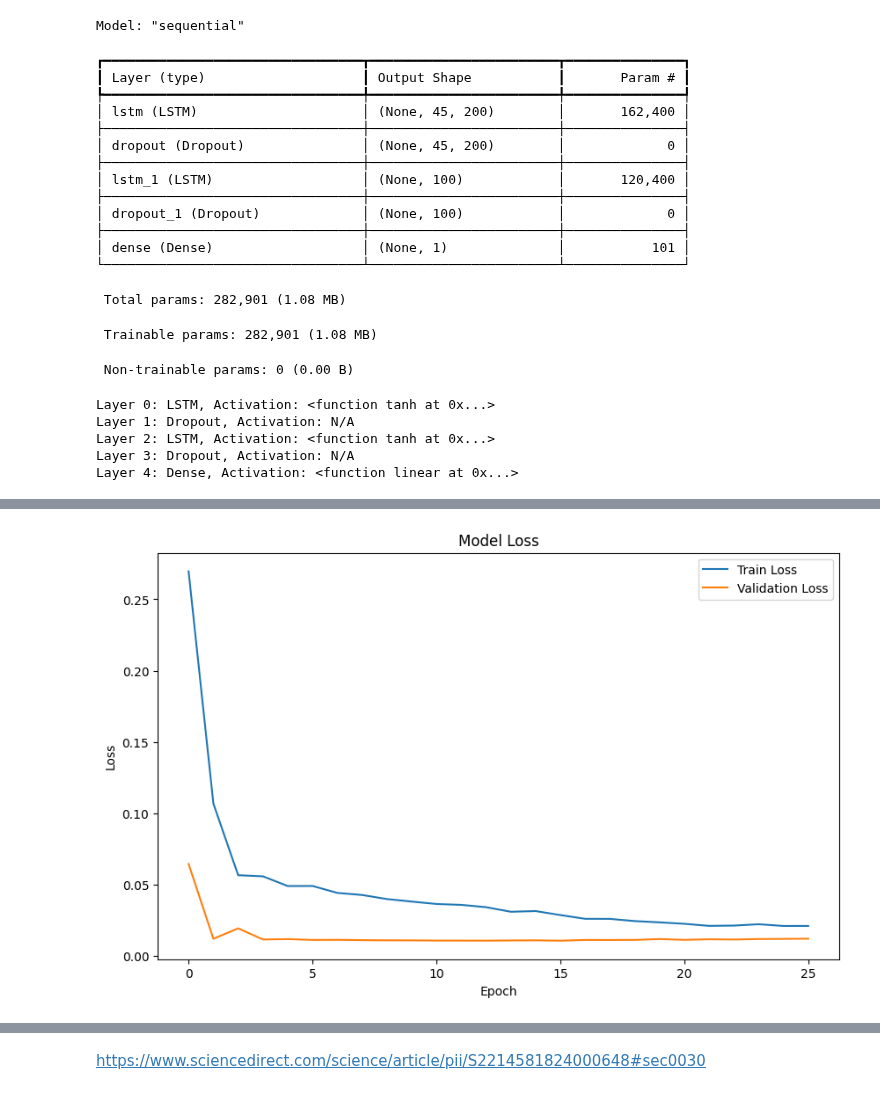
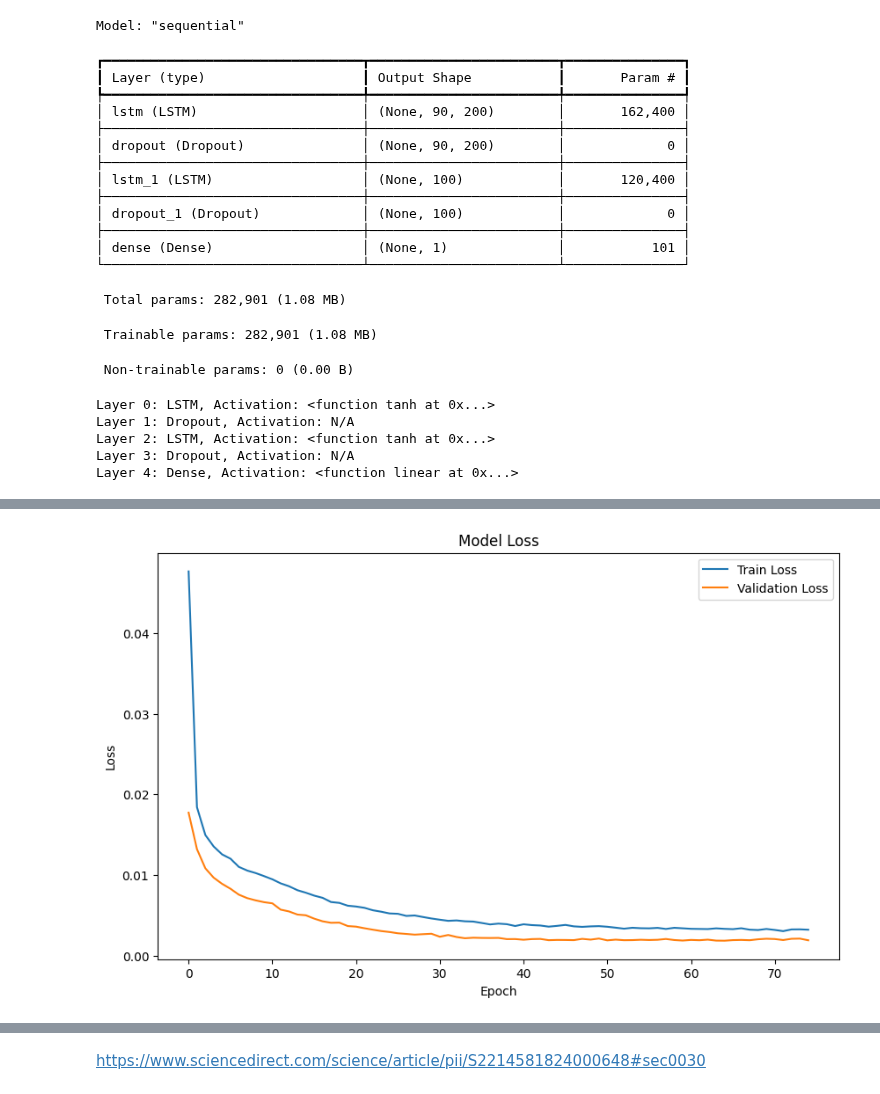
Before and after one commit to th2018/stream_thermal_2025_ms, a Jupyter notebook: LSTM/LSTM_single_station.ipynb, the cells around one changed output, grey strips where cells are left out. Saved outputs shown, nothing was run; the diff lists cells and outputs as text; code cells hidden in the pictures.

```diff
--- a/LSTM/LSTM_single_station.ipynb
+++ b/LSTM/LSTM_single_station.ipynb
@@ -63,7 +62,9 @@ Successfully installed hydroeval-0.1.0
 startDate = "1995-10-01"
 endDate = "2024-09-30"
 model_site = [
-  '13304050'
+ '13150430'
+          #    '13092747'
+#  '13304050'
   #'13307000' #"13296000"
   # "13311450"
    #'13176400' # '13340000'
@@ -257,7 +258,7 @@ DataFrame after Normalization Head:
 # 'timesteps' (also known as look_back) determines how many previous time steps
 # the LSTM will consider to predict the next value.
 
-look_back = 45 # You can adjust this based on your data's seasonality/dependencies
+look_back = 90 # You can adjust this based on your data's seasonality/dependencies
 
 def create_sequences(data, look_back, features_cols, target_col):
     X, Y = [], []
@@ -430,9 +431,9 @@ Model: "sequential"
 ┏━━━━━━━━━━━━━━━━━━━━━━━━━━━━━━━━━┳━━━━━━━━━━━━━━━━━━━━━━━━┳━━━━━━━━━━━━━━━┓
 ┃ Layer (type)                    ┃ Output Shape           ┃       Param # ┃
 ┡━━━━━━━━━━━━━━━━━━━━━━━━━━━━━━━━━╇━━━━━━━━━━━━━━━━━━━━━━━━╇━━━━━━━━━━━━━━━┩
-│ lstm (LSTM)                     │ (None, 45, 200)        │       162,400 │
+│ lstm (LSTM)                     │ (None, 90, 200)        │       162,400 │
 ├─────────────────────────────────┼────────────────────────┼───────────────┤
-│ dropout (Dropout)               │ (None, 45, 200)        │             0 │
+│ dropout (Dropout)               │ (None, 90, 200)        │             0 │
 ├─────────────────────────────────┼────────────────────────┼───────────────┤
 │ lstm_1 (LSTM)                   │ (None, 100)            │       120,400 │
 ├─────────────────────────────────┼────────────────────────┼───────────────┤
@@ -452,7 +453,7 @@ Layer 4: Dense, Activation: <function linear at 0x...>
 # --- 6. Train the Model ---
 # EarlyStopping to stop training when a monitored metric has stopped improving.
 early_stopping = EarlyStopping(monitor='val_loss', patience=10, restore_best_weights=True)
-batch =  32
+batch =  16
 history = model.fit(X_train, Y_train,
                     epochs=100, # You can increase epochs, EarlyStopping will handle it
                     batch_size= batch ,
@@ -490,4 +491,4 @@ Epoch 26/100
-[figure, old version]
+[figure, new version]
 # %%
 model.summary()
 # %% [output]
```
Also changed, not shown: parts of 20 cells of this notebook.
